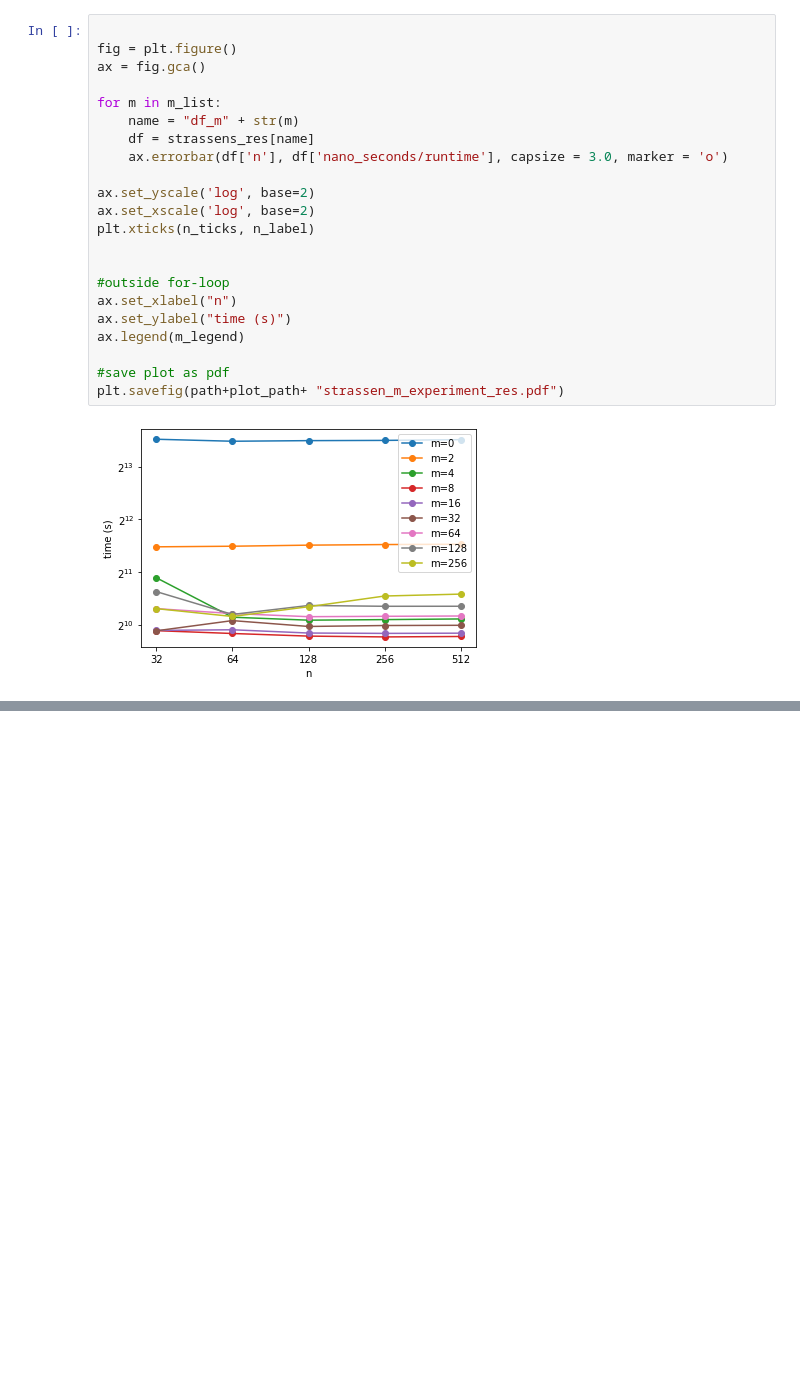
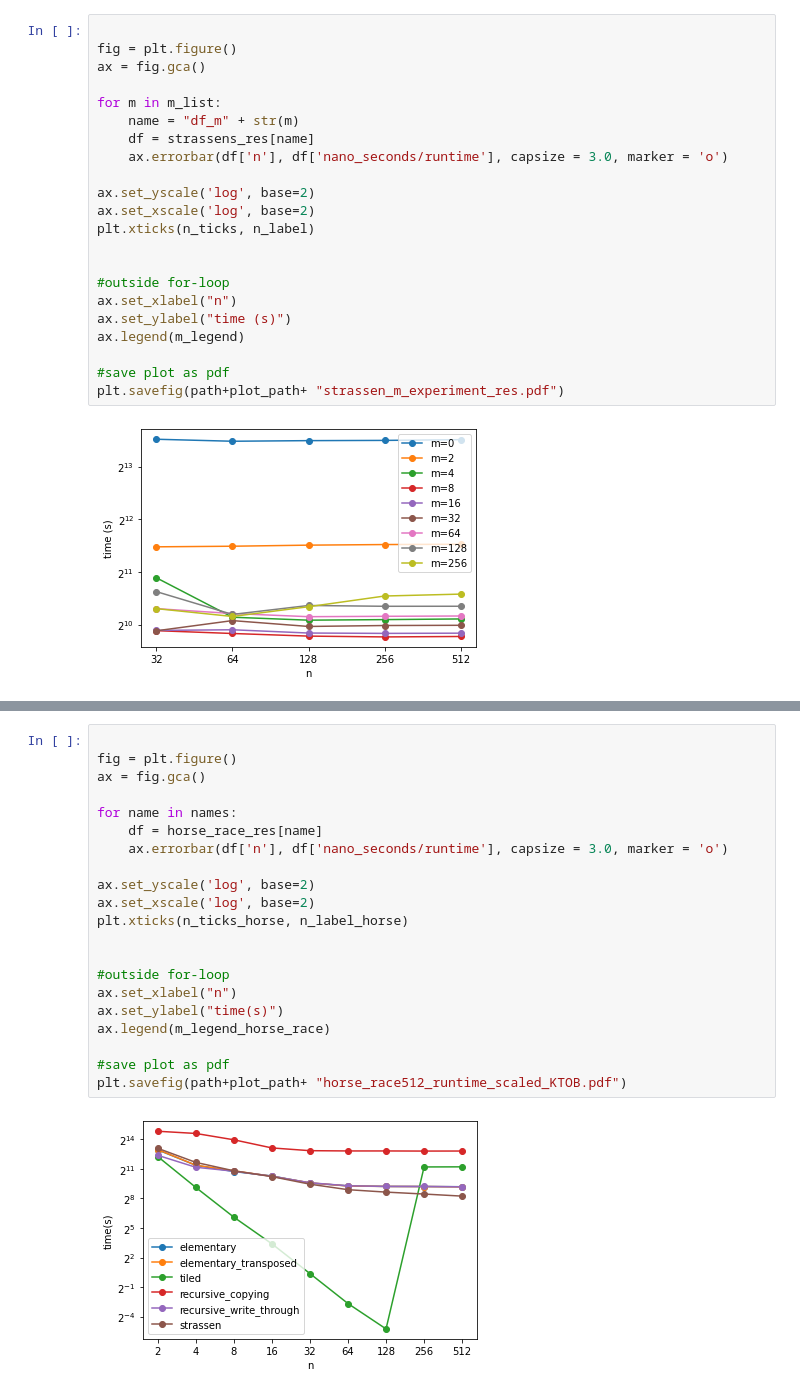
Before and after one commit to katarynka/TheMatrix, a Jupyter notebook: plotting copy.ipynb, the cells around one changed output, grey strips where cells are left out. Drawn from its saved outputs; the diff is of its cells as text; blank space fills up the shorter version.

```diff
--- a/plotting copy.ipynb
+++ b/plotting copy.ipynb
@@ -120,0 +196,23 @@ plt.savefig(path+plot_path+ "strassen_m_experiment_res.pdf")
+# %%
+
+fig = plt.figure()
+ax = fig.gca()
+
+for name in names:
+    df = horse_race_res[name]
+    ax.errorbar(df['n'], df['nano_seconds/runtime'], capsize = 3.0, marker = 'o')
+
+ax.set_yscale('log', base=2)
+ax.set_xscale('log', base=2)
+plt.xticks(n_ticks_horse, n_label_horse)
+
+
+#outside for-loop
+ax.set_xlabel("n")
+ax.set_ylabel("time(s)")
+ax.legend(m_legend_horse_race)
+
+#save plot as pdf
+plt.savefig(path+plot_path+ "horse_race512_runtime_scaled_KTOB.pdf")
+# %% [output]
+[figure, added]
```
Also changed, not shown: parts of 5 cells of this notebook, 6 other files.
